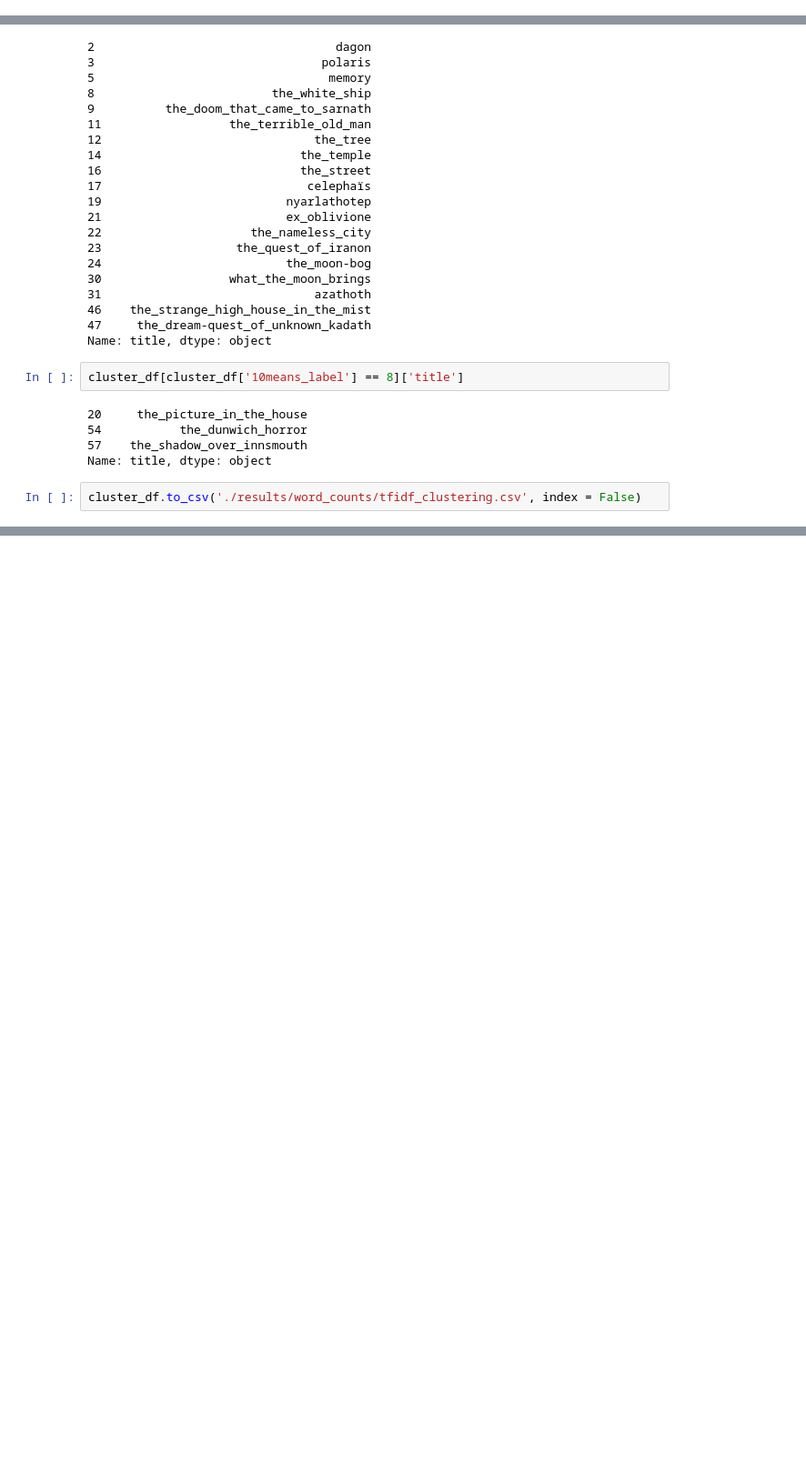
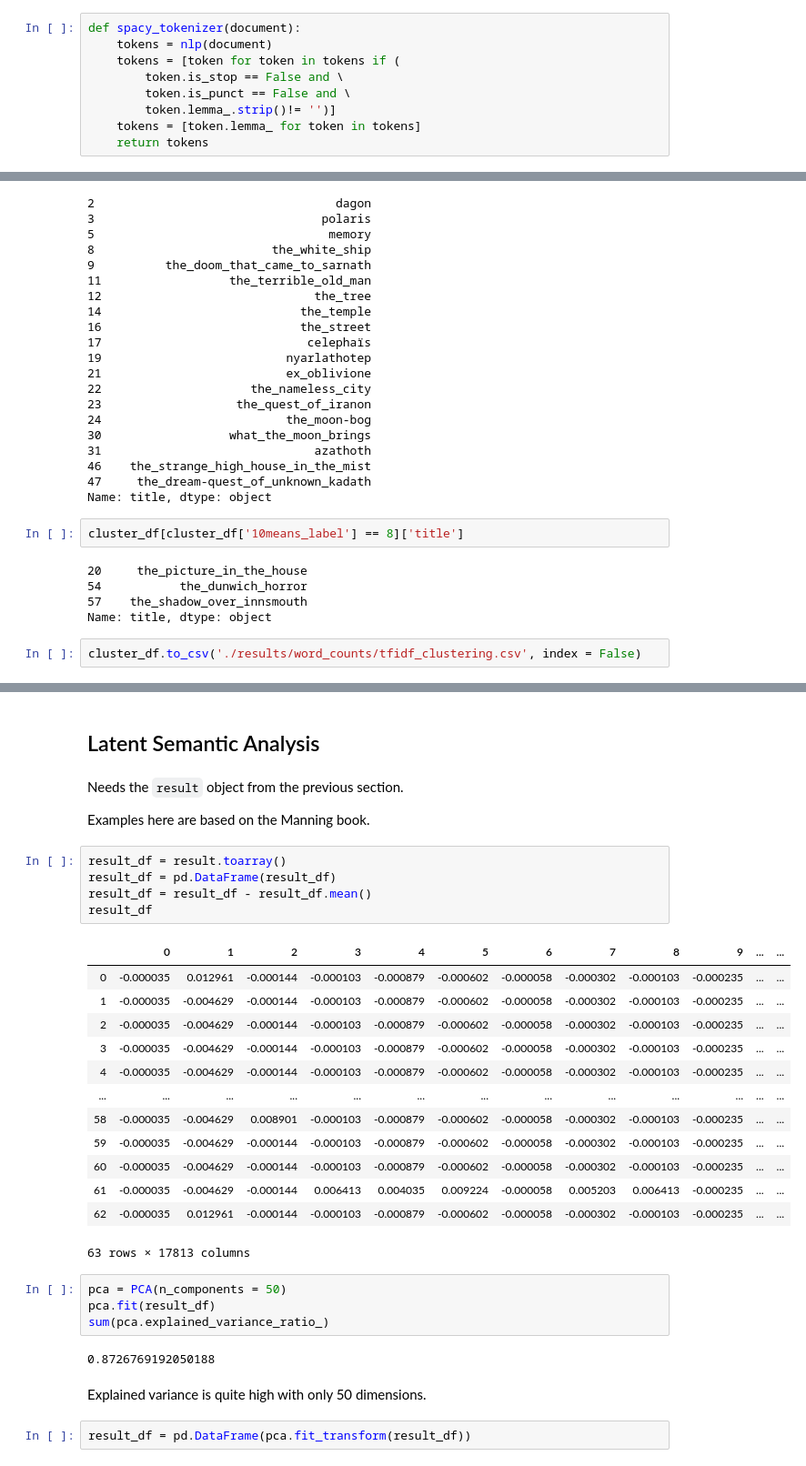
Before and after one commit to MatePocs/lovecraft, a Jupyter notebook: basic_nlp_analysis.ipynb, the cells around one changed output, grey strips where cells are left out. Shown at 91% size. Drawn from its saved outputs; the diff is of its cells as text; blank space fills up the shorter version.

```diff
--- a/basic_nlp_analysis.ipynb
+++ b/basic_nlp_analysis.ipynb
@@ -1464,6 +1465,15 @@ tfidf_vector.get_feature_names()[-20:]
  '–less']
 # %% [markdown]
 ## Putting it all Together
+# %%
+def spacy_tokenizer(document):
+    tokens = nlp(document)
+    tokens = [token for token in tokens if (
+        token.is_stop == False and \
+        token.is_punct == False and \
+        token.lemma_.strip()!= '')]
+    tokens = [token.lemma_ for token in tokens]
+    return tokens
 # %%
 # define file paths
 filepaths = []
@@ -1543,0 +1568,35 @@ cluster_df.to_csv('./results/word_counts/tfidf_clustering.csv', index = False)
+# %% [markdown]
+## Latent Semantic Analysis
+# %% [markdown]
+Needs the `result` object from the previous section.
+
+Examples here are based on the Manning book.
+# %%
+result_df = result.toarray()
+result_df = pd.DataFrame(result_df)
+result_df = result_df - result_df.mean()
+result_df
+# %% [output]
+|  | 0 | 1 | 2 | 3 | 4 | 5 | 6 | 7 | 8 | 9 | ... | ... |
+| 0 | -0.000035 | 0.012961 | -0.000144 | -0.000103 | -0.000879 | -0.000602 | -0.000058 | -0.000302 | -0.000103 | -0.000235 | ... | ... |
+| 1 | -0.000035 | -0.004629 | -0.000144 | -0.000103 | -0.000879 | -0.000602 | -0.000058 | -0.000302 | -0.000103 | -0.000235 | ... | ... |
+| 2 | -0.000035 | -0.004629 | -0.000144 | -0.000103 | -0.000879 | -0.000602 | -0.000058 | -0.000302 | -0.000103 | -0.000235 | ... | ... |
+| 3 | -0.000035 | -0.004629 | -0.000144 | -0.000103 | -0.000879 | -0.000602 | -0.000058 | -0.000302 | -0.000103 | -0.000235 | ... | ... |
+| 4 | -0.000035 | -0.004629 | -0.000144 | -0.000103 | -0.000879 | -0.000602 | -0.000058 | -0.000302 | -0.000103 | -0.000235 | ... | ... |
+| ... | ... | ... | ... | ... | ... | ... | ... | ... | ... | ... | ... | ... |
+| 58 | -0.000035 | -0.004629 | 0.008901 | -0.000103 | -0.000879 | -0.000602 | -0.000058 | -0.000302 | -0.000103 | -0.000235 | ... | ... |
+| 59 | -0.000035 | -0.004629 | -0.000144 | -0.000103 | -0.000879 | -0.000602 | -0.000058 | -0.000302 | -0.000103 | -0.000235 | ... | ... |
+| 60 | -0.000035 | -0.004629 | -0.000144 | -0.000103 | -0.000879 | -0.000602 | -0.000058 | -0.000302 | -0.000103 | -0.000235 | ... | ... |
+| 61 | -0.000035 | -0.004629 | -0.000144 | 0.006413 | 0.004035 | 0.009224 | -0.000058 | 0.005203 | 0.006413 | -0.000235 | ... | ... |
+| 62 | -0.000035 | 0.012961 | -0.000144 | -0.000103 | -0.000879 | -0.000602 | -0.000058 | -0.000302 | -0.000103 | -0.000235 | ... | ... |
+63 rows × 17813 columns
+# %%
+pca = PCA(n_components = 50)
+pca.fit(result_df)
+sum(pca.explained_variance_ratio_)
+# %% [output]
+0.8726769192050188
+# %% [markdown]
+Explained variance is quite high with only 50 dimensions.
+# %%
+result_df = pd.DataFrame(pca.fit_transform(result_df))
```
Also changed, not shown: parts of 25 cells of this notebook.
